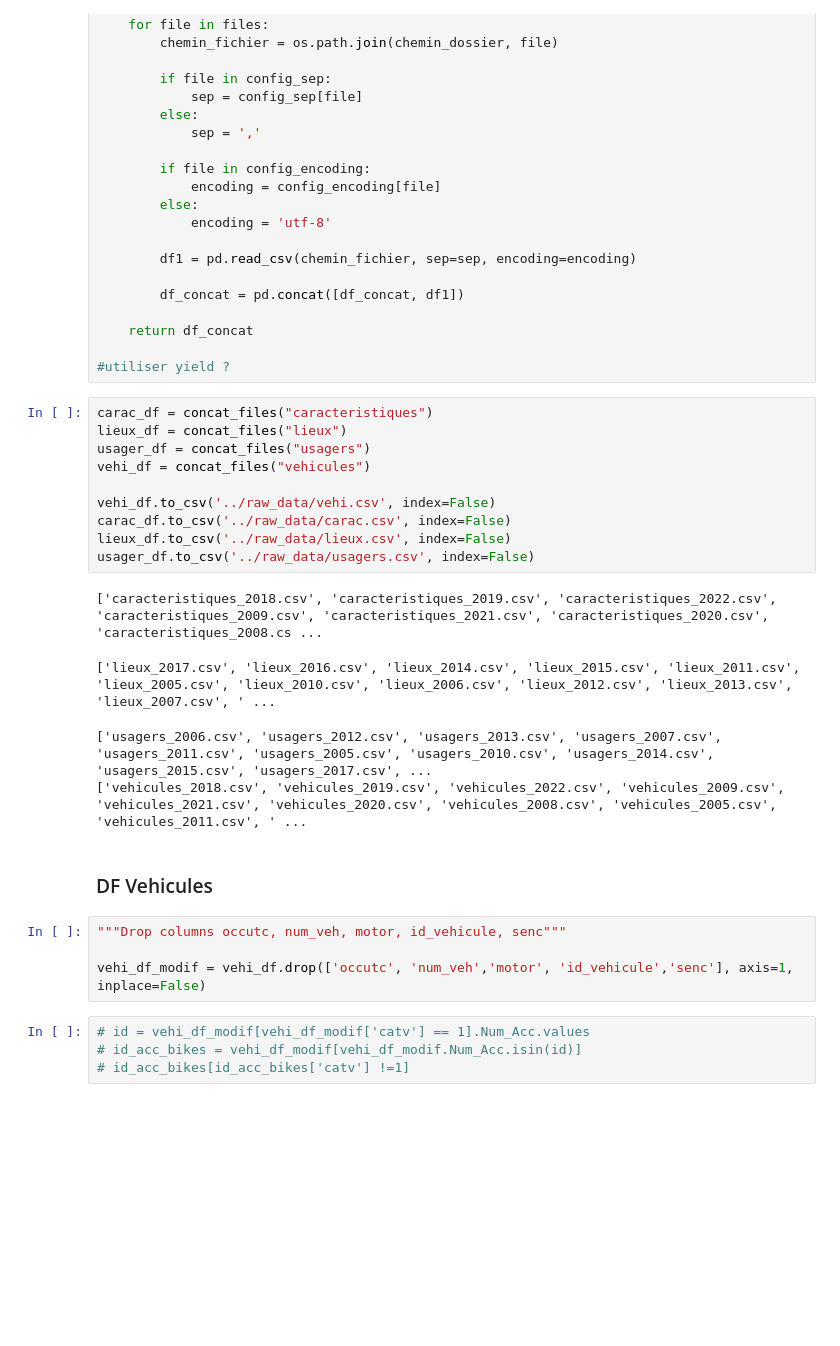
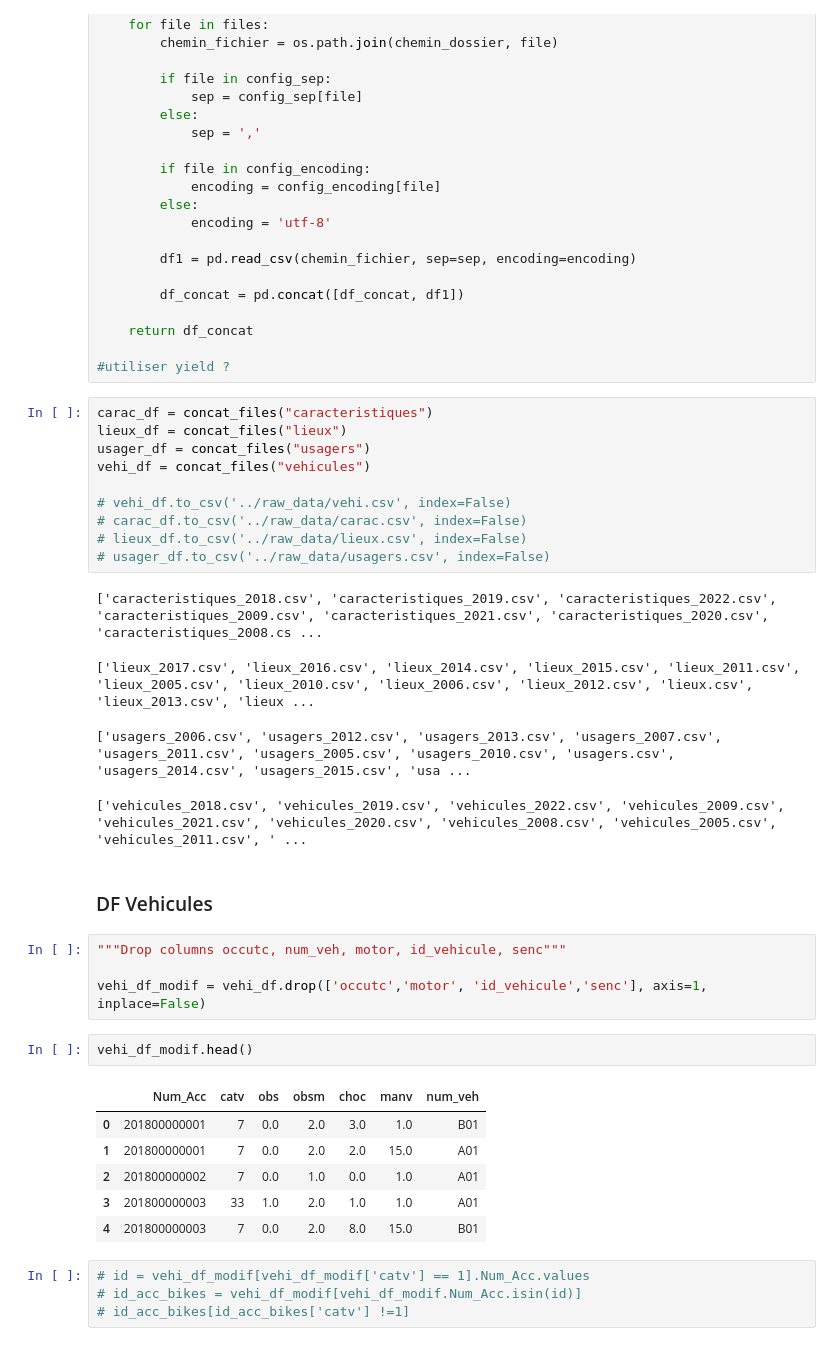
Before and after one commit to AurelienBr22/CyclingFacilities, a Jupyter notebook: notebooks/notebook_aurelien.ipynb, the cells around one changed output. Cells and saved outputs as stored; diff of their text form; blank space fills up the shorter version.

```diff
--- a/notebooks/notebook_aurelien.ipynb
+++ b/notebooks/notebook_aurelien.ipynb
@@ -295,21 +295,30 @@ lieux_df = concat_files("lieux")
 usager_df = concat_files("usagers")
 vehi_df = concat_files("vehicules")
 
-vehi_df.to_csv('../raw_data/vehi.csv', index=False)
-carac_df.to_csv('../raw_data/carac.csv', index=False)
-lieux_df.to_csv('../raw_data/lieux.csv', index=False)
-usager_df.to_csv('../raw_data/usagers.csv', index=False)
+# vehi_df.to_csv('../raw_data/vehi.csv', index=False)
+# carac_df.to_csv('../raw_data/carac.csv', index=False)
+# lieux_df.to_csv('../raw_data/lieux.csv', index=False)
+# usager_df.to_csv('../raw_data/usagers.csv', index=False)
 # %% [output]
 ['caracteristiques_2018.csv', 'caracteristiques_2019.csv', 'caracteristiques_2022.csv', 'caracteristiques_2009.csv', 'caracteristiques_2021.csv', 'caracteristiques_2020.csv', 'caracteristiques_2008.cs ...
-['lieux_2017.csv', 'lieux_2016.csv', 'lieux_2014.csv', 'lieux_2015.csv', 'lieux_2011.csv', 'lieux_2005.csv', 'lieux_2010.csv', 'lieux_2006.csv', 'lieux_2012.csv', 'lieux_2013.csv', 'lieux_2007.csv', ' ...
+['lieux_2017.csv', 'lieux_2016.csv', 'lieux_2014.csv', 'lieux_2015.csv', 'lieux_2011.csv', 'lieux_2005.csv', 'lieux_2010.csv', 'lieux_2006.csv', 'lieux_2012.csv', 'lieux.csv', 'lieux_2013.csv', 'lieux ...
-['usagers_2006.csv', 'usagers_2012.csv', 'usagers_2013.csv', 'usagers_2007.csv', 'usagers_2011.csv', 'usagers_2005.csv', 'usagers_2010.csv', 'usagers_2014.csv', 'usagers_2015.csv', 'usagers_2017.csv', ...
-['vehicules_2018.csv', 'vehicules_2019.csv', 'vehicules_2022.csv', 'vehicules_2009.csv', 'vehicules_2021.csv', 'vehicules_2020.csv', 'vehicules_2008.csv', 'vehicules_2005.csv', 'vehicules_2011.csv', ' ...
+['usagers_2006.csv', 'usagers_2012.csv', 'usagers_2013.csv', 'usagers_2007.csv', 'usagers_2011.csv', 'usagers_2005.csv', 'usagers_2010.csv', 'usagers.csv', 'usagers_2014.csv', 'usagers_2015.csv', 'usa ...
+['vehicules_2018.csv', 'vehicules_2019.csv', 'vehicules_2022.csv', 'vehicules_2009.csv', 'vehicules_2021.csv', 'vehicules_2020.csv', 'vehicules_2008.csv', 'vehicules_2005.csv', 'vehicules_2011.csv', ' ...
 # %% [markdown]
 ### DF Vehicules
 # %%
 """Drop columns occutc, num_veh, motor, id_vehicule, senc"""
 
-vehi_df_modif = vehi_df.drop(['occutc', 'num_veh','motor', 'id_vehicule','senc'], axis=1, inplace=False)
+vehi_df_modif = vehi_df.drop(['occutc','motor', 'id_vehicule','senc'], axis=1, inplace=False)
+# %%
+vehi_df_modif.head()
+# %% [output]
+|  | Num_Acc | catv | obs | obsm | choc | manv | num_veh |
+| 0 | 201800000001 | 7 | 0.0 | 2.0 | 3.0 | 1.0 | B01 |
+| 1 | 201800000001 | 7 | 0.0 | 2.0 | 2.0 | 15.0 | A01 |
+| 2 | 201800000002 | 7 | 0.0 | 1.0 | 0.0 | 1.0 | A01 |
+| 3 | 201800000003 | 33 | 1.0 | 2.0 | 1.0 | 1.0 | A01 |
+| 4 | 201800000003 | 7 | 0.0 | 2.0 | 8.0 | 15.0 | B01 |
 # %%
 # id = vehi_df_modif[vehi_df_modif['catv'] == 1].Num_Acc.values
 # id_acc_bikes = vehi_df_modif[vehi_df_modif.Num_Acc.isin(id)]
```
Also changed, not shown: parts of 15 cells of this notebook.
